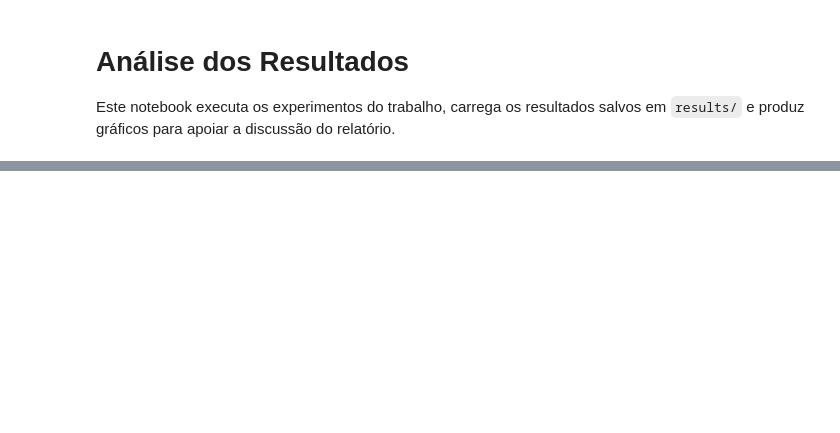
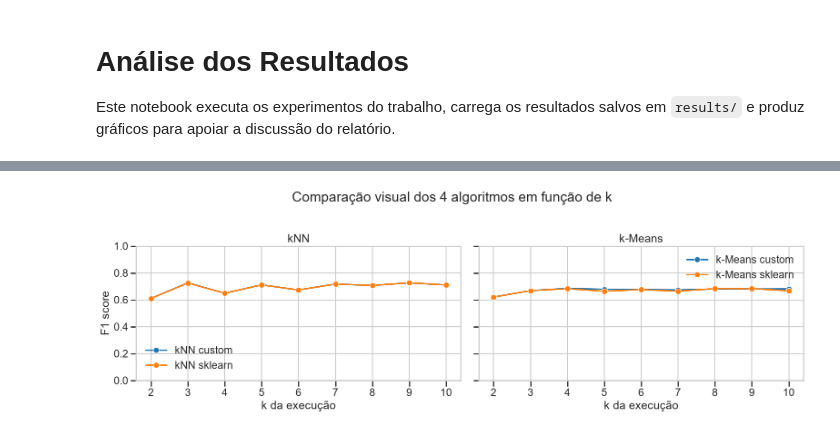
Before and after one commit to Samuel-Wisart/TP2_IntroducaoIA_KNN, a Jupyter notebook: notebooks/analise_resultados.ipynb, the cells around one changed output, grey strips where cells are left out. Saved outputs shown, nothing was run; the diff lists cells and outputs as text; code cells hidden in the pictures; blank space fills up the shorter version.

```diff
--- a/notebooks/analise_resultados.ipynb
+++ b/notebooks/analise_resultados.ipynb
@@ -110,0 +133,66 @@ kmeans_rows
+# %%
+def cluster_purity(cluster_summary):
+    cluster_df = pd.DataFrame(cluster_summary).fillna(0)
+    if cluster_df.empty:
+        return 0.0
+    return float(cluster_df.max(axis=1).sum() / cluster_df.sum().sum())
+
+comparison_rows = []
+
+for row in knn_custom:
+    comparison_rows.append({
+        'family': 'kNN',
+        'algorithm': 'kNN custom',
+        'k': row['k'],
+        'score': row['f1']
+    })
+
+for row in knn_sklearn:
+    comparison_rows.append({
+        'family': 'kNN',
+        'algorithm': 'kNN sklearn',
+        'k': row['k'],
+        'score': row['f1']
+    })
+
+for row in kmeans_custom:
+    comparison_rows.append({
+        'family': 'k-Means',
+        'algorithm': 'k-Means custom',
+        'k': row['k'],
+        'score': cluster_purity(row['cluster_summary'])
+    })
+
+for row in kmeans_sklearn:
+    comparison_rows.append({
+        'family': 'k-Means',
+        'algorithm': 'k-Means sklearn',
+        'k': row['k'],
+        'score': cluster_purity(row['cluster_summary'])
+    })
+
+comparison_df = pd.DataFrame(comparison_rows).sort_values(['family', 'algorithm', 'k'])
+display(comparison_df)
+
+fig, axes = plt.subplots(1, 2, figsize=(16, 5), sharey=True)
+
+for ax, family, ylabel in zip(axes, ['kNN', 'k-Means'], ['F1 score', 'Cluster purity']):
+    family_df = comparison_df[comparison_df['family'] == family]
+    sns.lineplot(
+        data=family_df,
+        x='k',
+        y='score',
+        hue='algorithm',
+        marker='o',
+        dashes=False,
+        ax=ax,
+    )
+    ax.set_title(family)
+    ax.set_xlabel('k da execução')
+    ax.set_ylabel(ylabel)
+    ax.set_ylim(0, 1)
+    ax.legend(title='')
+
+plt.suptitle('Comparação visual dos 4 algoritmos em função de k', y=1.02)
+plt.tight_layout()
+# %% [output]
@@ -111,3 +216,4 @@ kmeans_rows
+[figure, added]
 # %%
 for result in kmeans_custom:
     centroid_df = pd.DataFrame(result['centroids_scaled'])
```
Also changed, not shown: parts of 7 cells of this notebook, 1 other file.
